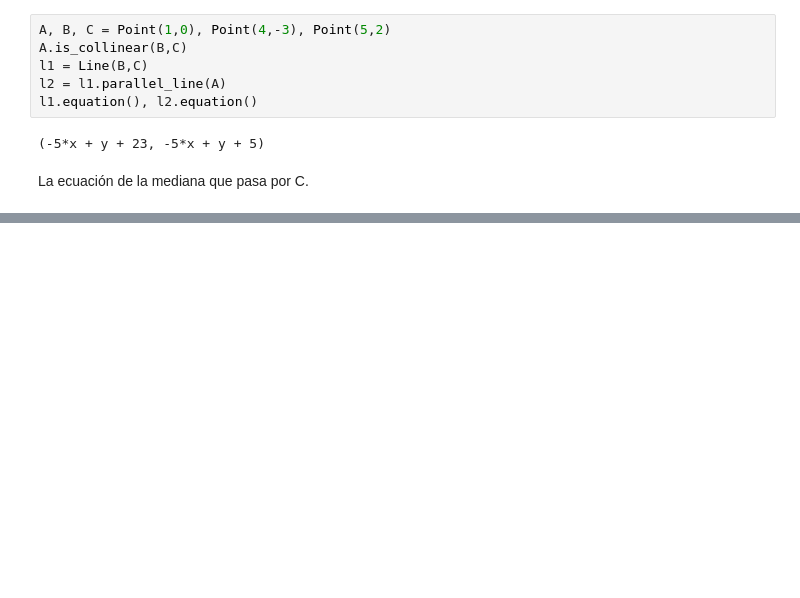
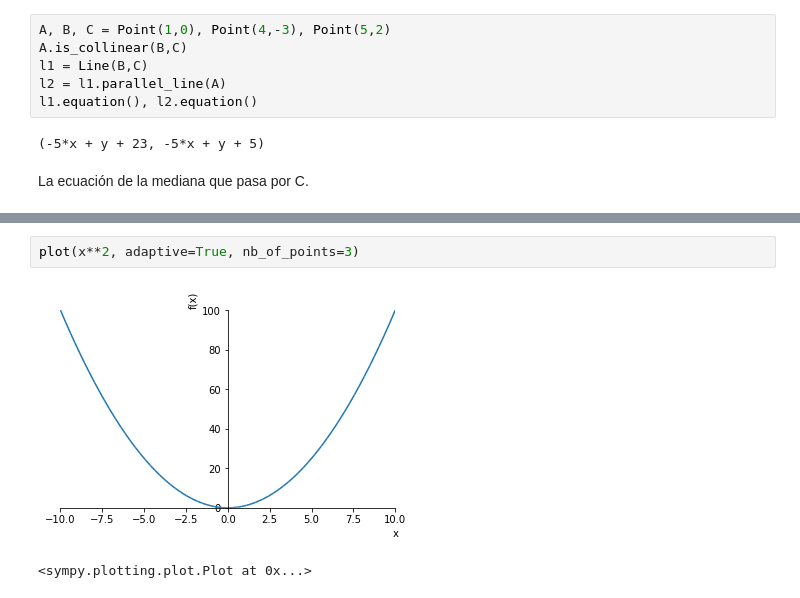
Before and after one commit to crdguez/mis_proyectos, a Jupyter notebook: prueba_jupyter/Geometria_sympy.ipynb, the cells around one changed output, grey strips where cells are left out. Drawn from its saved outputs; the diff is of its cells as text; blank space fills up the shorter version.

```diff
--- a/prueba_jupyter/Geometria_sympy.ipynb
+++ b/prueba_jupyter/Geometria_sympy.ipynb
@@ -145,0 +187,5 @@ La ecuación de la mediana que pasa por C.
+# %%
+plot(x**2, adaptive=True, nb_of_points=3)
+# %% [output]
+[figure, added]
+<sympy.plotting.plot.Plot at 0x...>
```
Also changed, not shown: parts of 8 cells of this notebook.
